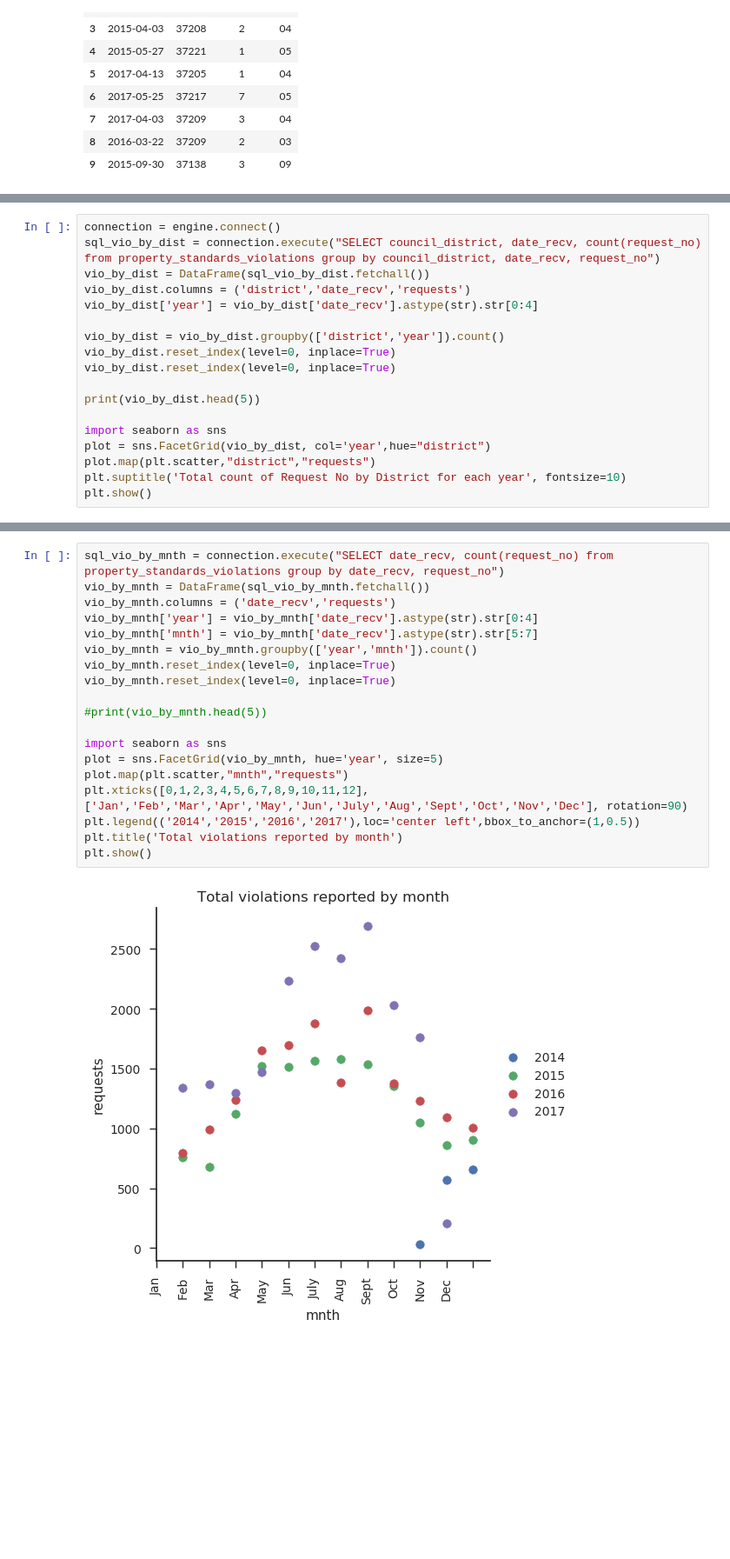
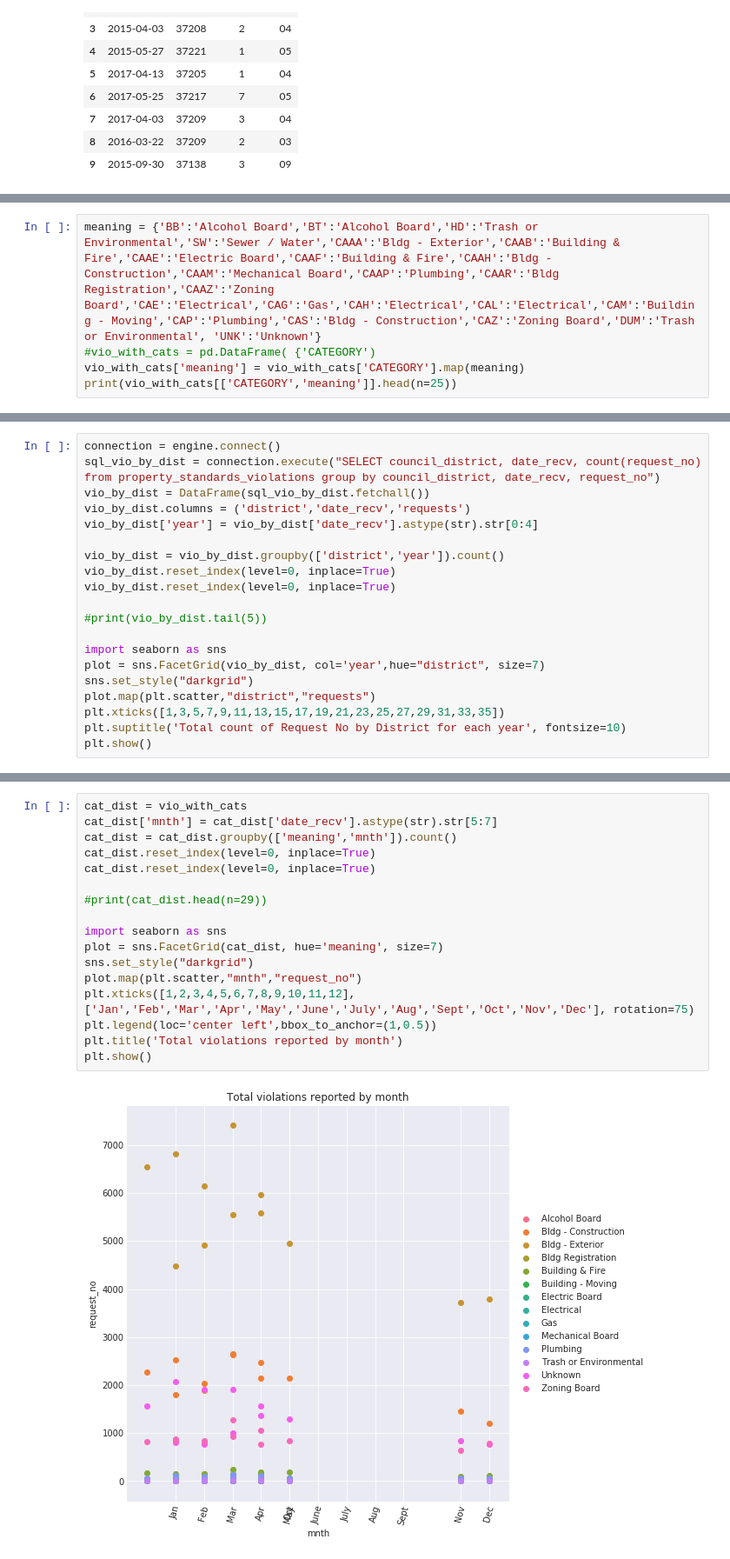
Before and after one commit to DataScienceBS/data-question-2-tornado-bombers, a Jupyter notebook: DQ2_SQL into Python.ipynb, the cells around one changed output, grey strips where cells are left out. Shown at 87% size. Drawn from its saved outputs; the diff is of its cells as text; blank space fills up the shorter version.

Commit message:
plots added, categories have descriptions

```diff
--- a/DQ2_SQL into Python.ipynb
+++ b/DQ2_SQL into Python.ipynb
@@ -901,0 +894,5 @@ plt.show()
+# %%
+meaning = {'BB':'Alcohol Board','BT':'Alcohol Board','HD':'Trash or Environmental','SW':'Sewer / Water','CAAA':'Bldg - Exterior','CAAB':'Building & Fire','CAAE':'Electric Board','CAAF':'Building & Fire','CAAH':'Bldg - Construction','CAAM':'Mechanical Board','CAAP':'Plumbing','CAAR':'Bldg Registration','CAAZ':'Zoning Board','CAE':'Electrical','CAG':'Gas','CAH':'Electrical','CAL':'Electrical','CAM':'Building - Moving','CAP':'Plumbing','CAS':'Bldg - Construction','CAZ':'Zoning Board','DUM':'Trash or Environmental', 'UNK':'Unknown'}
+#vio_with_cats = pd.DataFrame( {'CATEGORY')
+vio_with_cats['meaning'] = vio_with_cats['CATEGORY'].map(meaning)
+print(vio_with_cats[['CATEGORY','meaning']].head(n=25))
@@ -910,11 +983,13 @@ vio_by_dist = vio_by_dist.groupby(['district','year']).count()
 vio_by_dist.reset_index(level=0, inplace=True)
 vio_by_dist.reset_index(level=0, inplace=True)
 
-print(vio_by_dist.head(5))
+#print(vio_by_dist.tail(5))
 
 import seaborn as sns
-plot = sns.FacetGrid(vio_by_dist, col='year',hue="district")
+plot = sns.FacetGrid(vio_by_dist, col='year',hue="district", size=7)
+sns.set_style("darkgrid")
 plot.map(plt.scatter,"district","requests")
+plt.xticks([1,3,5,7,9,11,13,15,17,19,21,23,25,27,29,31,33,35])
 plt.suptitle('Total count of Request No by District for each year', fontsize=10)
 plt.show()
 # %% [output]
@@ -928,21 +997,19 @@ plt.show()
 # %%
-sql_vio_by_mnth = connection.execute("SELECT date_recv, count(request_no) from property_standards_violations group by date_recv, request_no")
-vio_by_mnth = DataFrame(sql_vio_by_mnth.fetchall())
-vio_by_mnth.columns = ('date_recv','requests')
-vio_by_mnth['year'] = vio_by_mnth['date_recv'].astype(str).str[0:4]
-vio_by_mnth['mnth'] = vio_by_mnth['date_recv'].astype(str).str[5:7]
-vio_by_mnth = vio_by_mnth.groupby(['year','mnth']).count()
-vio_by_mnth.reset_index(level=0, inplace=True)
-vio_by_mnth.reset_index(level=0, inplace=True)
+cat_dist = vio_with_cats
+cat_dist['mnth'] = cat_dist['date_recv'].astype(str).str[5:7]
+cat_dist = cat_dist.groupby(['meaning','mnth']).count()
+cat_dist.reset_index(level=0, inplace=True)
+cat_dist.reset_index(level=0, inplace=True)
 
-#print(vio_by_mnth.head(5))
+#print(cat_dist.head(n=29))
 
 import seaborn as sns
-plot = sns.FacetGrid(vio_by_mnth, hue='year', size=5)
-plot.map(plt.scatter,"mnth","requests")
-plt.xticks([0,1,2,3,4,5,6,7,8,9,10,11,12],['Jan','Feb','Mar','Apr','May','Jun','July','Aug','Sept','Oct','Nov','Dec'], rotation=90)
-plt.legend(('2014','2015','2016','2017'),loc='center left',bbox_to_anchor=(1,0.5))
+plot = sns.FacetGrid(cat_dist, hue='meaning', size=7)
+sns.set_style("darkgrid")
+plot.map(plt.scatter,"mnth","request_no")
+plt.xticks([1,2,3,4,5,6,7,8,9,10,11,12],['Jan','Feb','Mar','Apr','May','June','July','Aug','Sept','Oct','Nov','Dec'], rotation=75)
+plt.legend(loc='center left',bbox_to_anchor=(1,0.5))
 plt.title('Total violations reported by month')
 plt.show()
 # %% [output]
-[figure, old version]
+[figure, new version]
```
Also changed, not shown: parts of 27 cells of this notebook, 1 other file.
